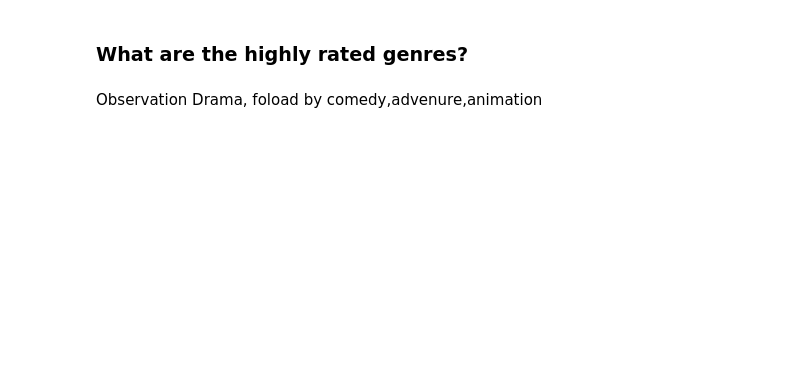
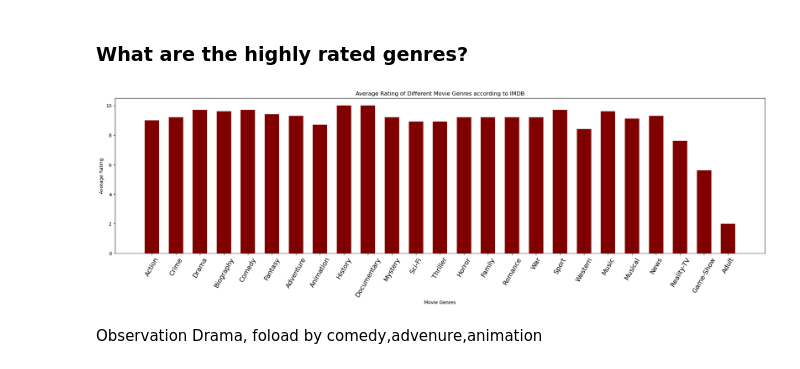
Before and after one commit to Collinskanyiri/DSC-Phase-1-project, a Jupyter notebook: student.ipynb, the cells around one changed output. Drawn from its saved outputs; the diff is of its cells as text; code cells hidden in the pictures; blank space fills up the shorter version.

```diff
--- a/student.ipynb
+++ b/student.ipynb
@@ -998,23 +998,27 @@ df.head()
 # %%
 # Plot a bar graph with genres and averagerating as the variables
 
-plt.data = imdb.head(100)
+plt.data = imdb
 x = imdb['genre']
 y = imdb['averagerating']
 
 
 #We plot the graph using the above data
-plt.figure(figsize = (20,6))
+plt.figure(figsize = (25,6))
 
 # Use the bar() function to create a plot using the above values of x,y
 # creating the bar plot
 plt.bar(x, y, color ='maroon',
-        width = 0.4)
+        width = 0.6)
+
 
 plt.xlabel("Movie Genres")
 plt.ylabel("Average Rating")
 plt.title("Average Rating of Different Movie Genres according to IMDB")
+plt.xticks(rotation = 60,fontsize=14)
 plt.show()
+# %% [output]
+[figure, added]
 # %% [markdown]
 Observation
 Drama, foload by comedy,advenure,animation
```
Also changed, not shown: parts of 3 cells of this notebook.
